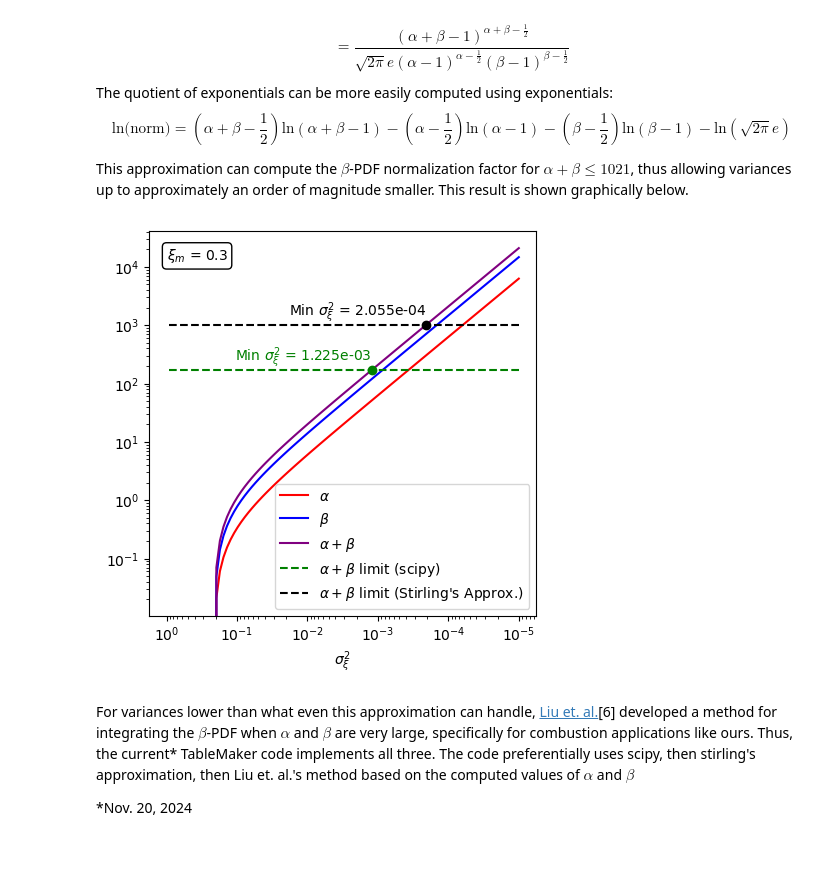
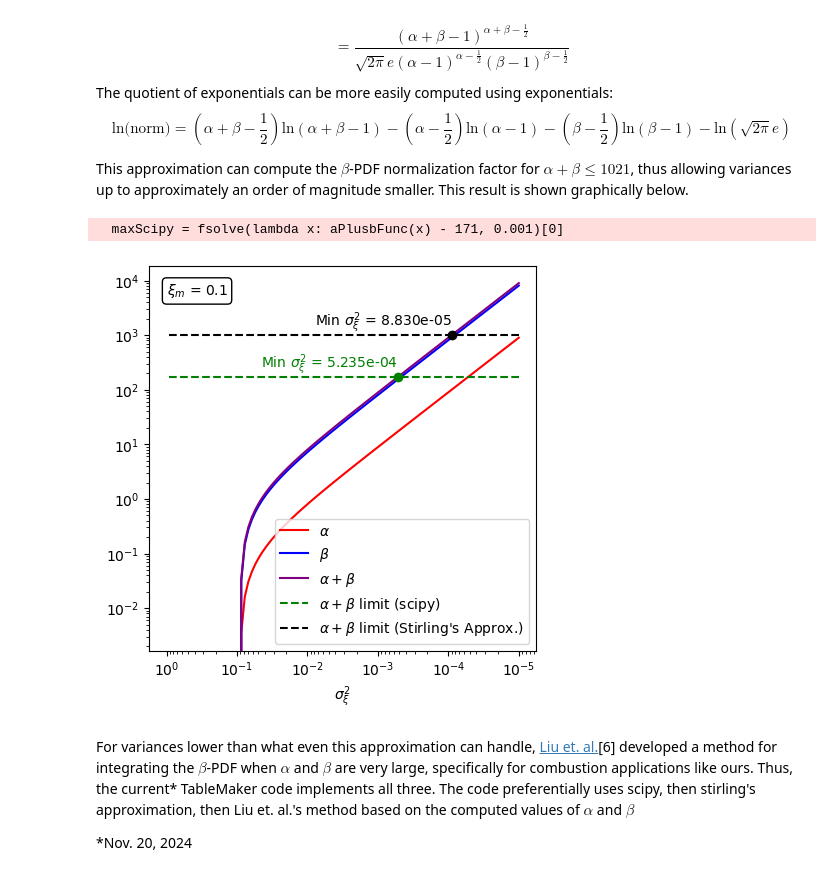
Before and after one commit to jwp91/TableMaker, a Jupyter notebook: BetaPDFNotes.ipynb, the cells around one changed output. Saved outputs shown, nothing was run; the diff lists cells and outputs as text; code cells hidden in the pictures.

```diff
--- a/BetaPDFNotes.ipynb
+++ b/BetaPDFNotes.ipynb
@@ -191,38 +191,39 @@ $$\text{ln(norm)} = \left(\alpha+\beta-\frac{1}{2}\right)\text{ln}(\alpha+\beta-
 
 This approximation can compute the $\beta$-PDF normalization factor for $\alpha+\beta \le 1021$, thus allowing variances up to approximately an order of magnitude smaller. This result is shown graphically below.
 # %%
-xim = 0.3 # Arbitrary
+xim = 0.1 # Arbitrary
 xiv = np.logspace(-5, 0, 100)
 a = (xim)*(xim*(1-xim)/xiv - 1)
 b = (1-xim)*(xim*(1-xim)/xiv - 1)
 
 # Compute max variance for each version
 aPlusbFunc = interp1d(xiv, a+b, kind='linear', fill_value='extrapolate', bounds_error=False)
 maxScipy = fsolve(lambda x: aPlusbFunc(x) - 171, 0.001)[0]
 maxStirling = fsolve(lambda x: aPlusbFunc(x) - 1021, 0.00025)[0]
 
 plt.figure(figsize=(5,5))
 plt.plot(xiv, a, 'r', label = r"$\alpha$")
 plt.plot(xiv, b, 'b', label = r"$\beta$")
 plt.plot(xiv, a+b, 'purple', label = r"$\alpha + \beta$")
 plt.plot([min(xiv), max(xiv)], [171, 171], 'g--', label = r"$\alpha + \beta$ limit (scipy)")
 plt.plot([min(xiv), max(xiv)], [1021, 1021], 'k--', label = r"$\alpha + \beta$ limit (Stirling's Approx.)")
 plt.legend()
 plt.text(maxScipy, 171, rf"Min $\sigma^2_{{\xi}}$ = {maxScipy:.3e}", \
          va='bottom', ha = 'right', color = 'g')
 plt.text(maxStirling, 1021, rf"Min $\sigma^2_{{\xi}}$ = {maxStirling:.3e}", \
          va='bottom', ha = 'right')
 plt.text(max(xiv), plt.gca().get_ylim()[1], rf"$\xi_m$ = {xim:.3g}", \
         va='top', ha = 'left',\
         bbox = dict(facecolor = 'white', edgecolor = 'black', boxstyle='round'))
 plt.plot(maxScipy, 171, 'go')
 plt.plot(maxStirling, 1021, 'ko')
 plt.xlabel(r"$\sigma^2_{\xi}$")
 plt.xscale('log')
 plt.gca().invert_xaxis()
 plt.yscale('log');
 # %% [output]
+  maxScipy = fsolve(lambda x: aPlusbFunc(x) - 171, 0.001)[0]
-[figure, old version]
+[figure, new version]
 # %% [markdown]
 For variances lower than what even this approximation can handle, [Liu et. al.](https://www.semanticscholar.org/paper/A-robust-and-accurate-algorithm-of-the-β-pdf-and-to-Liu-Guoa/a5d8bf05c768d5f1bc72df6fa7b78aa6892105bc)[6] developed a method for integrating the $\beta$-PDF when $\alpha$ and $\beta$ are very large, specifically for combustion applications like ours. Thus, the current* TableMaker code implements all three. The code preferentially uses scipy, then stirling's approximation, then Liu et. al.'s method based on the computed values of $\alpha$ and $\beta$
 
```
Also changed, not shown: parts of 2 cells of this notebook, 3 other files.
